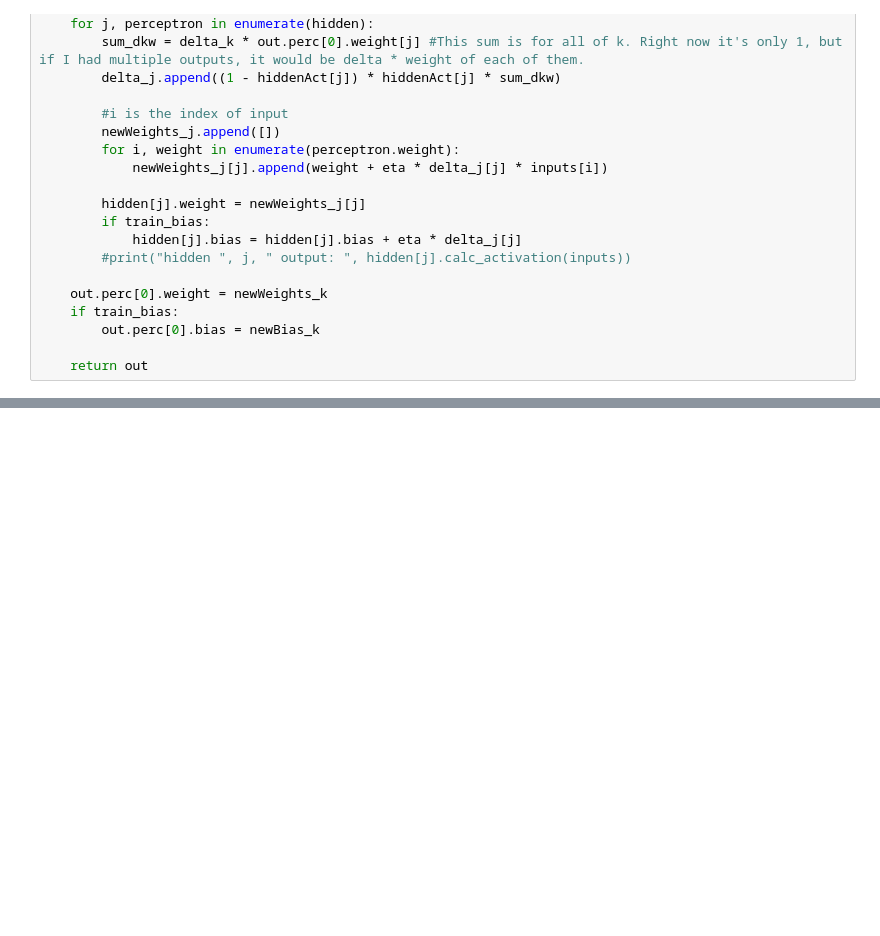
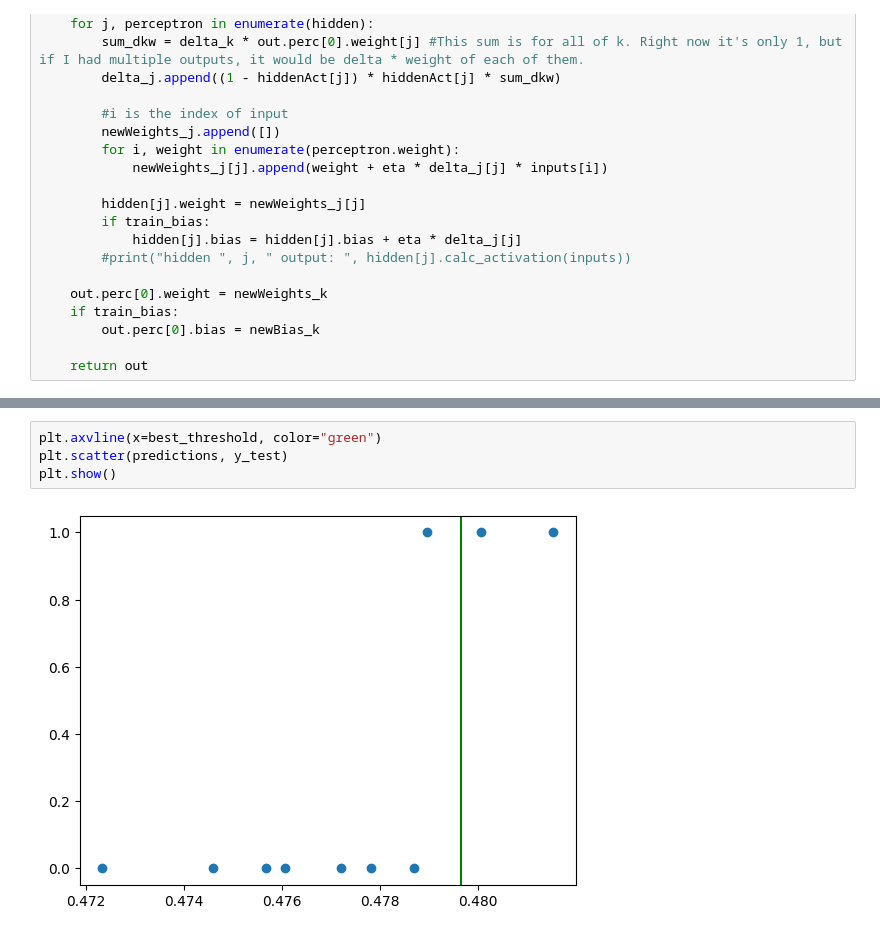
Before and after one commit to Britney-Pellouchoud/Advertising-Neural-Network, a Jupyter notebook: finalproject.ipynb, the cells around one changed output, grey strips where cells are left out. Saved outputs shown, nothing was run; the diff lists cells and outputs as text; blank space fills up the shorter version.

```diff
--- a/finalproject.ipynb
+++ b/finalproject.ipynb
@@ -208,0 +224,6 @@ Best Threshold: 0.4444444444444445, Best Accuracy: 0.8
+# %%
+plt.axvline(x=best_threshold, color="green")
+plt.scatter(predictions, y_test)
+plt.show()
+# %% [output]
+[figure, added]
```
Also changed, not shown: parts of 3 cells of this notebook.
